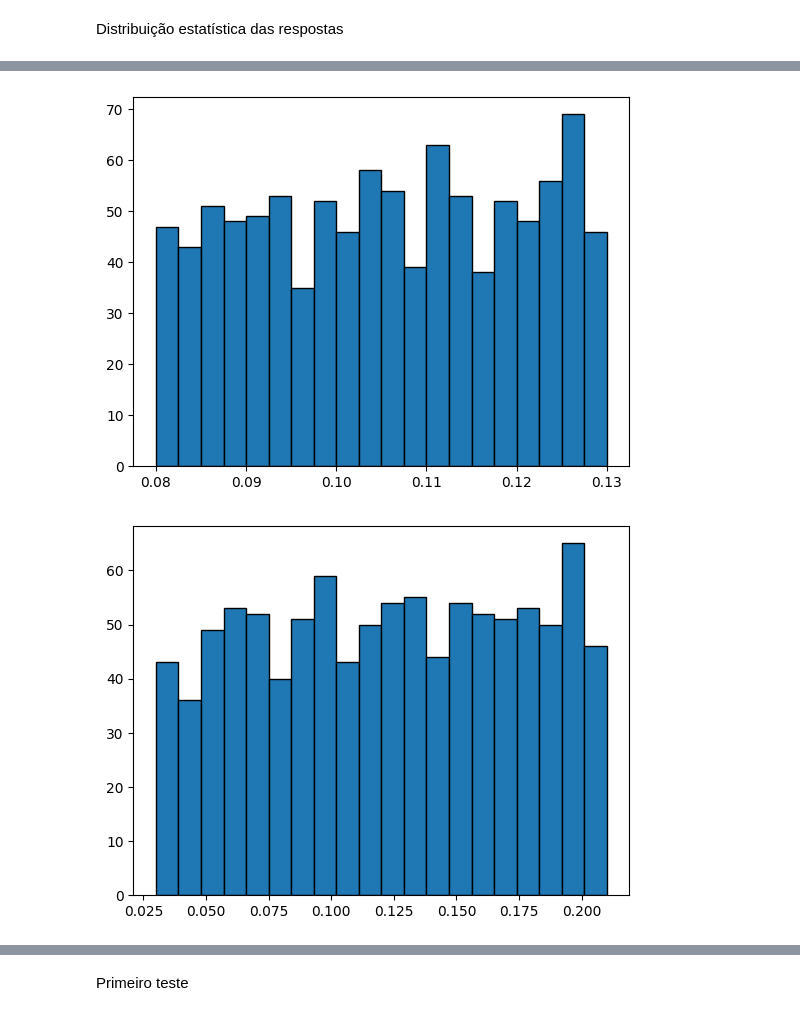
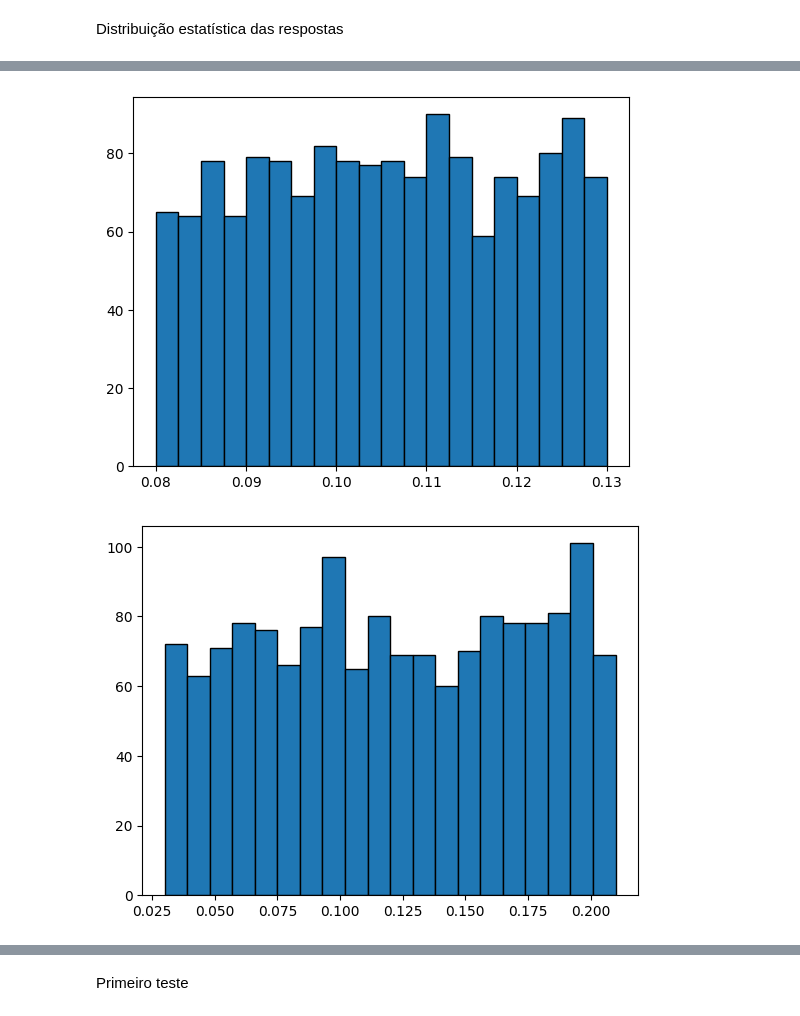
Before and after one commit to andrefsr/Machine-Learning-on-detection-of-buried-cylinders-via-GPR, a Jupyter notebook: sec_sim/machine_learning/data_analysis.ipynb, the cells around one changed output, grey strips where cells are left out. Drawn from its saved outputs; the diff is of its cells as text; code cells hidden in the pictures.

```diff
--- a/sec_sim/machine_learning/data_analysis.ipynb
+++ b/sec_sim/machine_learning/data_analysis.ipynb
@@ -5,6 +5,6 @@ import matplotlib.pyplot as plt
 # %% [markdown]
 Distribuição estatística das respostas
 # %%
-df_labels = pd.read_csv('labels1.csv')
-display(df_labels.head(10))
+df_labels = pd.read_csv('labels1500.csv')
+display(df_labels.tail(10))
 # %% [output]
@@ -41,13 +41,13 @@ plt.show()
 # %%
 plt.figure()
-plt.hist(df_labels['height'],bins=20,edgecolor='black')
+plt.hist(df_labels['pos_y'],bins=20,edgecolor='black')
 plt.show()
 # %% [output]
-[figure, old version]
+[figure, new version]
 # %%
 plt.figure()
-plt.hist(df_labels['distance'],bins=20,edgecolor='black')
+plt.hist(df_labels['pos_x'],bins=20,edgecolor='black')
 plt.show()
 # %% [output]
-[figure, old version]
+[figure, new version]
 # %%
```
Also changed, not shown: parts of 8 cells of this notebook, 1 other file.
